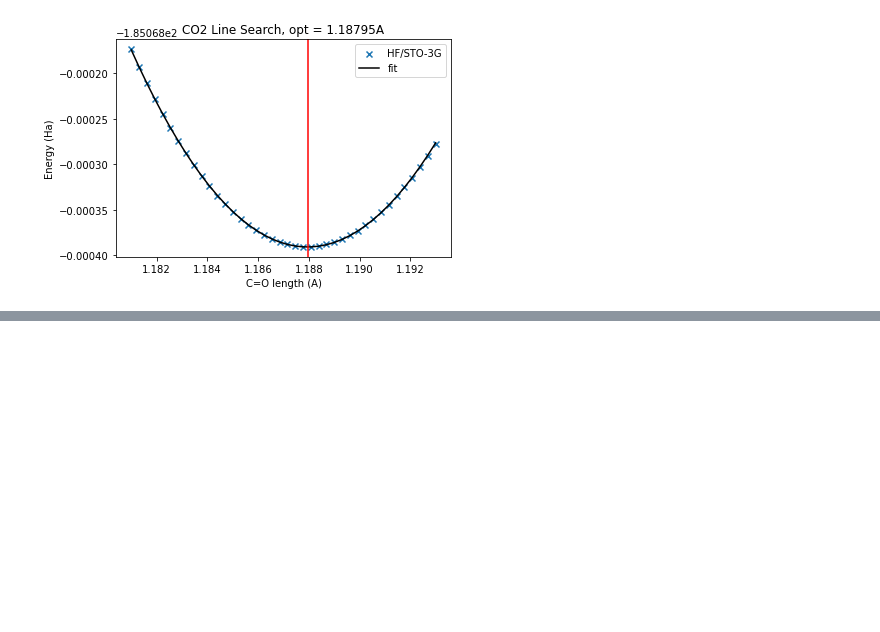
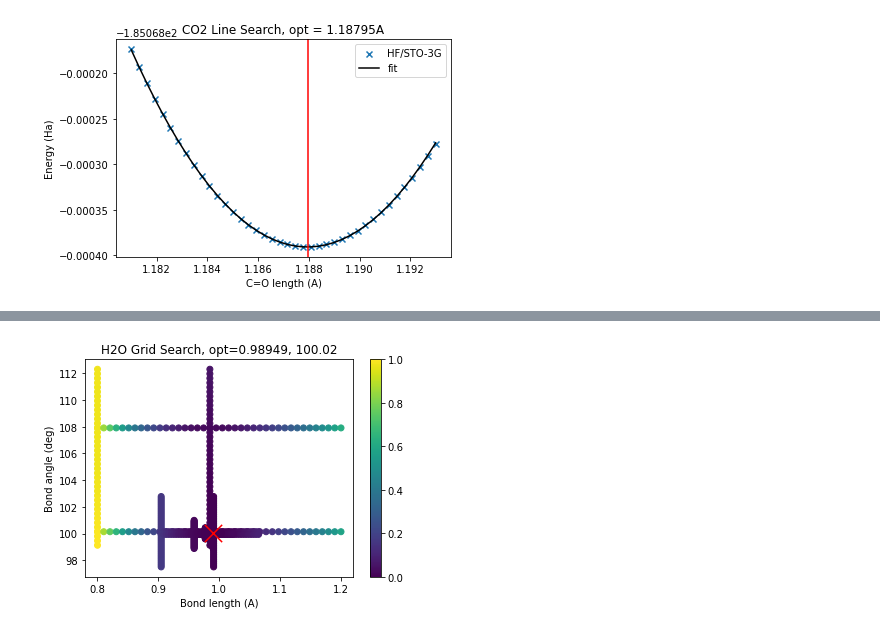
Before and after one commit to Certaingemstone/hf-proj, a Jupyter notebook: hf-analysis.ipynb, the cells around one changed output, grey strips where cells are left out. Cells and saved outputs as stored; diff of their text form; code cells hidden in the pictures; blank space fills up the shorter version.

```diff
--- a/hf-analysis.ipynb
+++ b/hf-analysis.ipynb
@@ -38,0 +47,13 @@ plt.show()
+# %%
+plt.scatter(h2oopt['length'], h2oopt['angle'] * 180 / np.pi, c=h2oopt['energy'])
+minidx = np.argmin(h2oopt['energy'])
+optlen = h2oopt['length'][minidx]
+optang = h2oopt['angle'][minidx] * 180 / np.pi
+plt.scatter(optlen, optang, color='red', s=300, marker='x')
+plt.colorbar()
+plt.title(f"H2O Grid Search, opt={optlen:.5f}, {optang:.2f}")
+plt.xlabel("Bond length (A)")
+plt.ylabel("Bond angle (deg)")
+plt.show()
+# %% [output]
+[figure, added]
```
Also changed, not shown: parts of 2 cells of this notebook, 5 other files.
